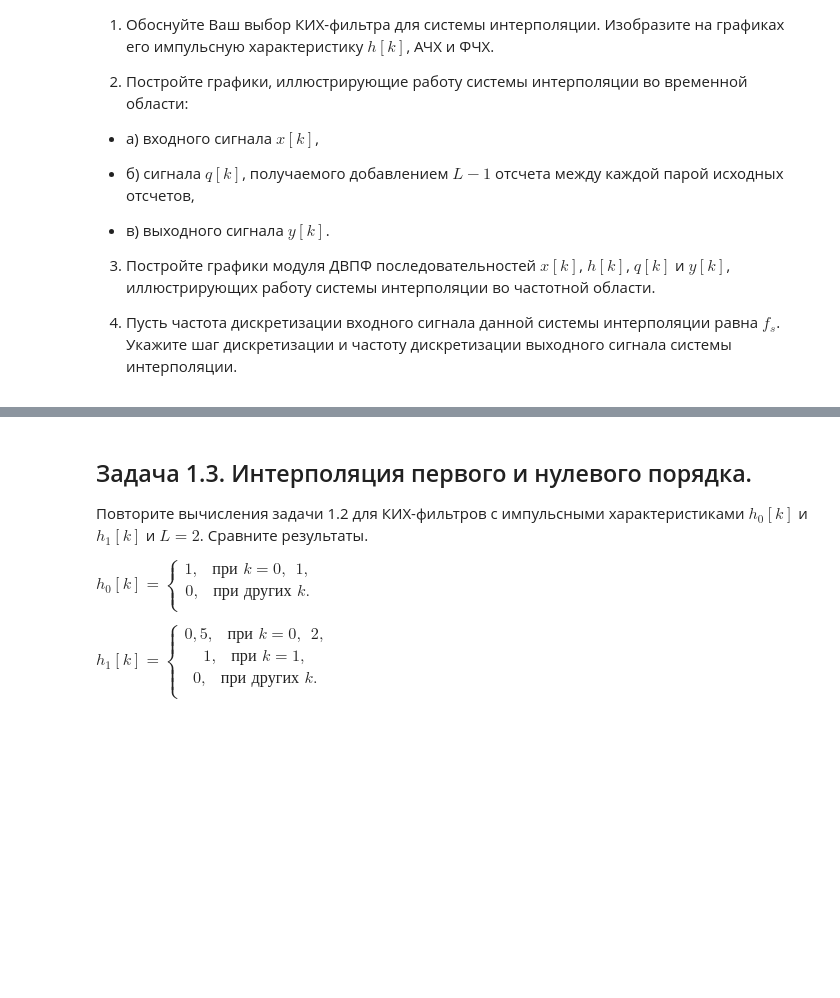
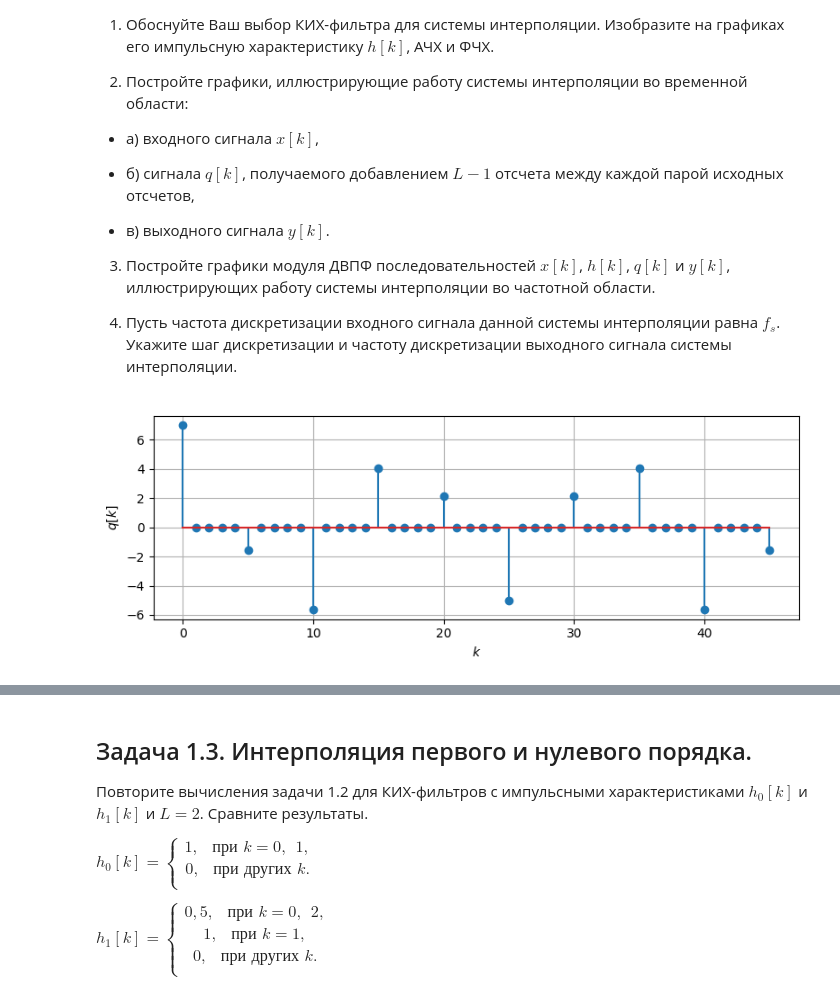
Before and after one commit to sin-diesel/digital-signals-laboratory, a Jupyter notebook: 2nd-semester/fast-signal-processing/dsp_lab6.ipynb, the cells around one changed output, grey strips where cells are left out. Cells and saved outputs as stored; diff of their text form; code cells hidden in the pictures; blank space fills up the shorter version.

```diff
--- a/2nd-semester/fast-signal-processing/dsp_lab6.ipynb
+++ b/2nd-semester/fast-signal-processing/dsp_lab6.ipynb
@@ -70,3 +134,15 @@ def dtft(x, M=2048):
 3) Постройте графики модуля ДВПФ последовательностей $x[k]$, $h[k]$, $q[k]$ и $y[k]$, иллюстрирующих работу системы интерполяции во частотной области.
 
 4) Пусть частота дискретизации входного сигнала данной системы интерполяции равна $f_s$. Укажите шаг дискретизации и частоту дискретизации выходного сигнала системы интерполяции.
+# %%
+
+q=signal.upfirdn([1], x, up=L)   # FIR filter
+# %%
+plt.figure(figsize=[8, 3], dpi=100)
+plt.stem(np.arange(q.size), q)
+plt.xlabel("$k$")
+plt.ylabel('$q[k]$')
+plt.tight_layout()
+plt.grid()
+# %% [output]
+[figure, added]
```
Also changed, not shown: parts of 16 cells of this notebook, 2 other files.
